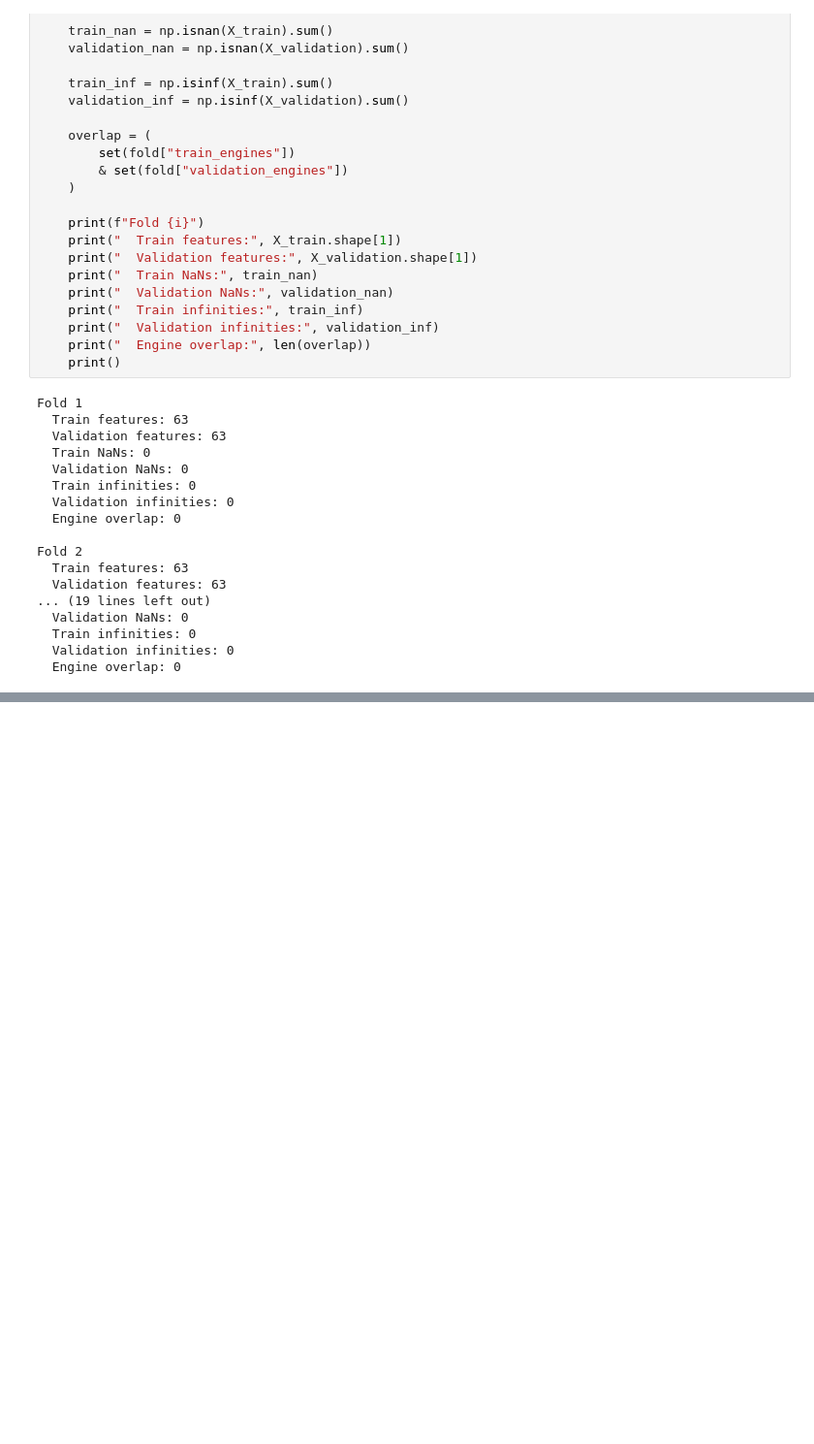
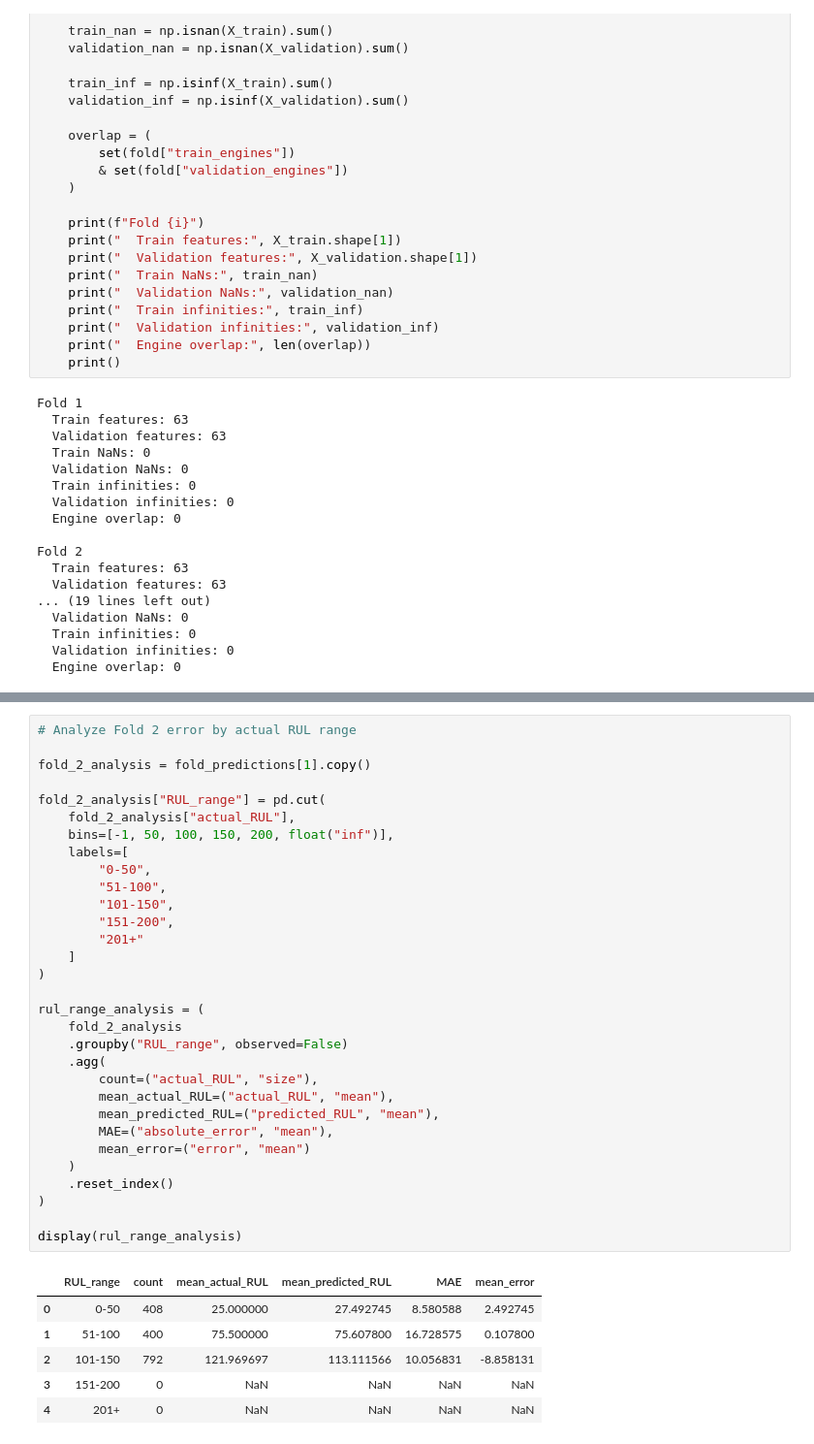
Before and after one commit to Susenther/Predictive_maintenance_RUL_prediction, a Jupyter notebook: notebooks/Predictive_Maintenance_RUL.ipynb, the cells around one changed output, grey strips where cells are left out. Shown at 97% size. Drawn from its saved outputs; the diff is of its cells as text; blank space fills up the shorter version.

```diff
--- a/notebooks/Predictive_Maintenance_RUL.ipynb
+++ b/notebooks/Predictive_Maintenance_RUL.ipynb
@@ -1484,0 +1811,38 @@ Fold 2
+# %%
+# Analyze Fold 2 error by actual RUL range
+
+fold_2_analysis = fold_predictions[1].copy()
+
+fold_2_analysis["RUL_range"] = pd.cut(
+    fold_2_analysis["actual_RUL"],
+    bins=[-1, 50, 100, 150, 200, float("inf")],
+    labels=[
+        "0-50",
+        "51-100",
+        "101-150",
+        "151-200",
+        "201+"
+    ]
+)
+
+rul_range_analysis = (
+    fold_2_analysis
+    .groupby("RUL_range", observed=False)
+    .agg(
+        count=("actual_RUL", "size"),
+        mean_actual_RUL=("actual_RUL", "mean"),
+        mean_predicted_RUL=("predicted_RUL", "mean"),
+        MAE=("absolute_error", "mean"),
+        mean_error=("error", "mean")
+    )
+    .reset_index()
+)
+
+display(rul_range_analysis)
+# %% [output]
+|  | RUL_range | count | mean_actual_RUL | mean_predicted_RUL | MAE | mean_error |
+| 0 | 0-50 | 408 | 25.000000 | 27.492745 | 8.580588 | 2.492745 |
+| 1 | 51-100 | 400 | 75.500000 | 75.607800 | 16.728575 | 0.107800 |
+| 2 | 101-150 | 792 | 121.969697 | 113.111566 | 10.056831 | -8.858131 |
+| 3 | 151-200 | 0 | NaN | NaN | NaN | NaN |
+| 4 | 201+ | 0 | NaN | NaN | NaN | NaN |
```
Also changed, not shown: parts of 14 cells of this notebook.
